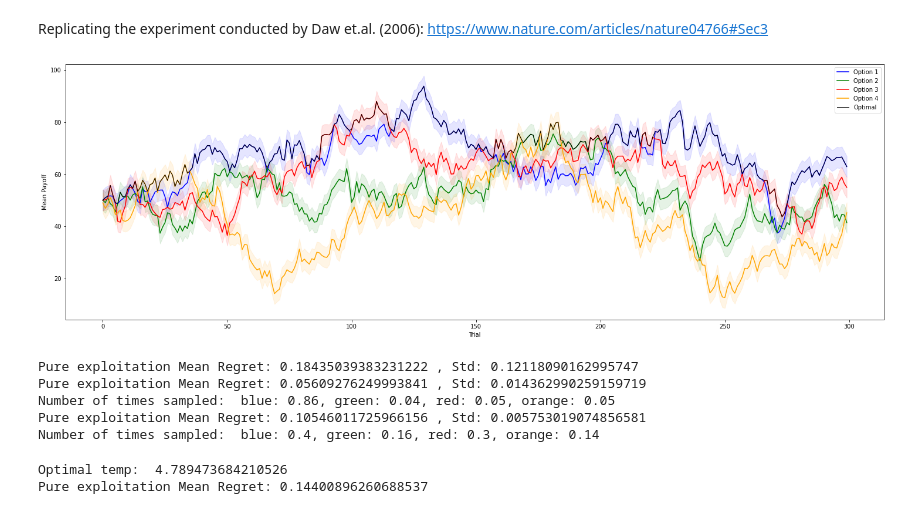
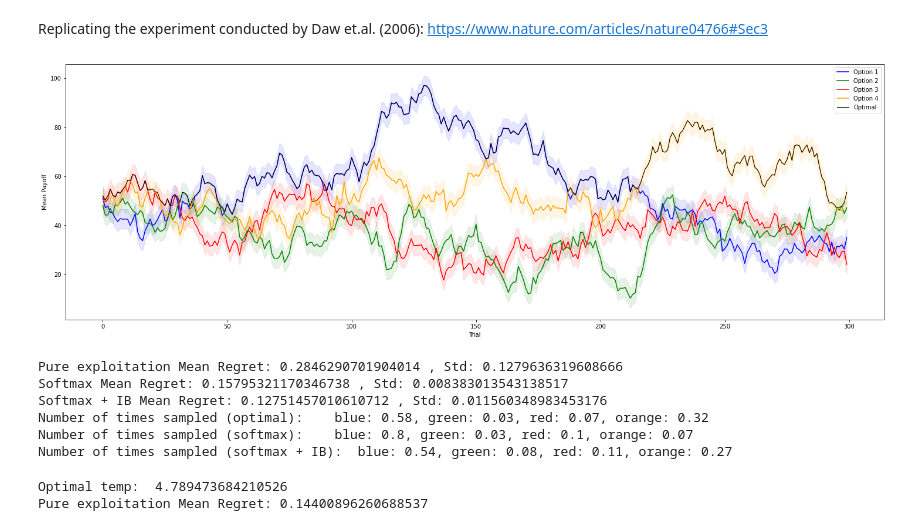
Before and after one commit to exie1/Complex-systems-EE, a Jupyter notebook: multiArmBandit_dynamic.ipynb, the cells around one changed output. Saved outputs shown, nothing was run; the diff lists cells and outputs as text; code cells hidden in the pictures.

```diff
--- a/multiArmBandit_dynamic.ipynb
+++ b/multiArmBandit_dynamic.ipynb
@@ -34,12 +34,14 @@ class Bandits:
 
     def findRegret(self,payoff,result):
         optimal_scores = np.zeros(self.time)
+        optimal_choices = np.zeros(self.time)
         for t in range(self.time):
             chosen = np.argmax(payoff[:,t])
             # optimal_scores[t] = self.sample(payoff[chosen,t])
             optimal_scores[t] = payoff[chosen,t]
+            optimal_choices[t] = chosen
         regret = 1 - result/sum(optimal_scores)
-        return regret, optimal_scores
+        return regret, optimal_scores, optimal_choices
 
     def exploit(self,payoff,trials):
         scores = np.zeros([trials,self.time])                               # Initialise score history
@@ -96,21 +98,21 @@ class Bandits:
 # %%
 total_time = 300
 simu = Bandits(total_time)
 payoffs = simu.genMeans(1)
-[_, optimal_scores] = simu.findRegret(payoffs,0)
+[_, optimal_scores,_] = simu.findRegret(payoffs,0)
 
 
 # Plotting payoff distribution with 1 SD error range + optimal picking overlaid
 fig,ax = plt.subplots(figsize=(25,8))
 colors = ['blue','green','red','orange']
 for i in range(len(payoffs)):
     plt.plot(range(total_time),payoffs[i,:], color=colors[i], label='Option '+str(i+1))
     plt.fill_between(range(total_time),payoffs[i,:]-simu.sigma, payoffs[i,:]+simu.sigma,color=colors[i],alpha=0.1)
 plt.plot(range(total_time),optimal_scores,linewidth=1, color='black', label='Optimal')        # Plotting optimal score
 
 plt.xlabel('Trial')
 plt.ylabel('Mean Payoff')
 plt.legend()
 plt.show()
 # %% [output]
-[figure, old version]
+[figure, new version]
@@ -117,25 +121,31 @@ plt.show()
 # %%
 exploit_reward = simu.exploit(payoffs,10000)
-[exploit_regret, _] = simu.findRegret(payoffs,exploit_reward)
-print('Pure exploitation Mean Regret: %s'% np.mean(exploit_regret),', Std: %s'% np.std(exploit_regret))
+[exploit_regret, _, optimal_choices] = simu.findRegret(payoffs,exploit_reward)
+print('Pure exploit Mean Regret: %s'% np.mean(exploit_regret),', Std: %s'% np.std(exploit_regret))
 
-softmax_reward, softmax_choices = simu.softmax(payoffs,3,1000)
-[softmax_regret, _] = simu.findRegret(payoffs,softmax_reward)
-print('Pure exploitation Mean Regret: %s'% np.mean(softmax_regret),', Std: %s'% np.std(softmax_regret))
+softmax_reward, softmax_choices = simu.softmax(payoffs,5,1000)
+[softmax_regret, _, _] = simu.findRegret(payoffs,softmax_reward)
+print('Softmax Mean Regret: %s'% np.mean(softmax_regret),', Std: %s'% np.std(softmax_regret))
+
+softmaxU_reward, softmaxU_choices = simu.softmax_uncertainty(payoffs,5,1,1000)
+[softmaxU_regret, _, _] = simu.findRegret(payoffs,softmaxU_reward)
+print('Softmax + IB Mean Regret: %s'% np.mean(softmaxU_regret),', Std: %s'% np.std(softmaxU_regret))
+
+# Getting colour counts for each strategy
+unique, counts = np.unique(optimal_choices, return_counts = True)
+print('Number of times sampled (optimal):   ',(', ').join([colors[i] +': '+str(round(counts[i]/sum(counts),2)) for i in range(4)]))
 unique, counts = np.unique(softmax_choices, return_counts = True)
-print('Number of times sampled: ',(', ').join([colors[i] +': '+str(round(counts[i]/sum(counts),2)) for i in range(4)]))
-
-softmaxU_reward, softmaxU_choices = simu.softmax_uncertainty(payoffs,3,1,1000)
-[softmaxU_regret, _] = simu.findRegret(payoffs,softmaxU_reward)
-print('Pure exploitation Mean Regret: %s'% np.mean(softmaxU_regret),', Std: %s'% np.std(softmaxU_regret))
+print('Number of times sampled (softmax):   ',(', ').join([colors[i] +': '+str(round(counts[i]/sum(counts),2)) for i in range(4)]))
 unique, counts = np.unique(softmaxU_choices, return_counts = True)
-print('Number of times sampled: ',(', ').join([colors[i] +': '+str(round(counts[i]/sum(counts),2)) for i in range(4)]))     # 13% improvement?
+print('Number of times sampled (softmax + IB):  ',(', ').join([colors[i] +': '+str(round(counts[i]/sum(counts),2)) for i in range(4)]))
+# IB is marginally better for payoffs requiring more exploration, and is much worse for payoffs requiring more exploitation
 # %% [output]
-Pure exploitation Mean Regret: 0.18435039383231222 , Std: 0.12118090162995747
-Pure exploitation Mean Regret: 0.05609276249993841 , Std: 0.014362990259159719
-Number of times sampled:  blue: 0.86, green: 0.04, red: 0.05, orange: 0.05
-Pure exploitation Mean Regret: 0.10546011725966156 , Std: 0.005753019074856581
-Number of times sampled:  blue: 0.4, green: 0.16, red: 0.3, orange: 0.14
+Pure exploitation Mean Regret: 0.2846290701904014 , Std: 0.1279636319608666
+Softmax Mean Regret: 0.15795321170346738 , Std: 0.008383013543138517
+Softmax + IB Mean Regret: 0.12751457010610712 , Std: 0.011560348983453176
+Number of times sampled (optimal):    blue: 0.58, green: 0.03, red: 0.07, orange: 0.32
+Number of times sampled (softmax):    blue: 0.8, green: 0.03, red: 0.1, orange: 0.07
+Number of times sampled (softmax + IB):  blue: 0.54, green: 0.08, red: 0.11, orange: 0.27
 # %%
 # Optimise temperature selection
 regret_list = np.zeros(20)
```
Also changed, not shown: parts of 1 cell of this notebook, 9 other files.
